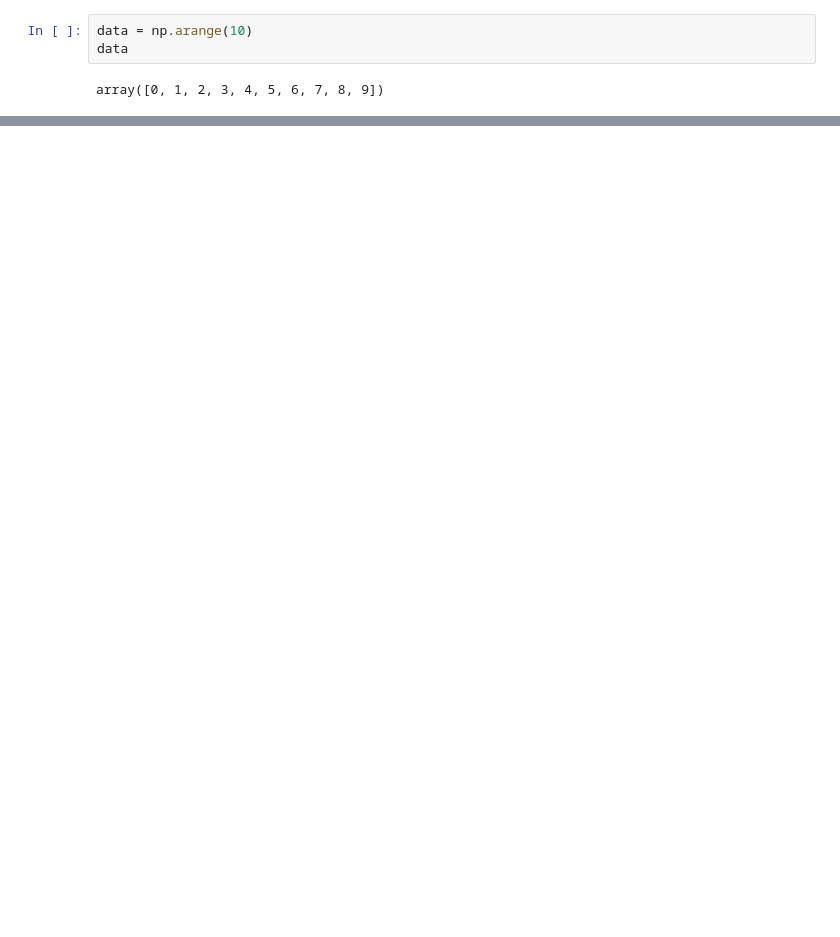
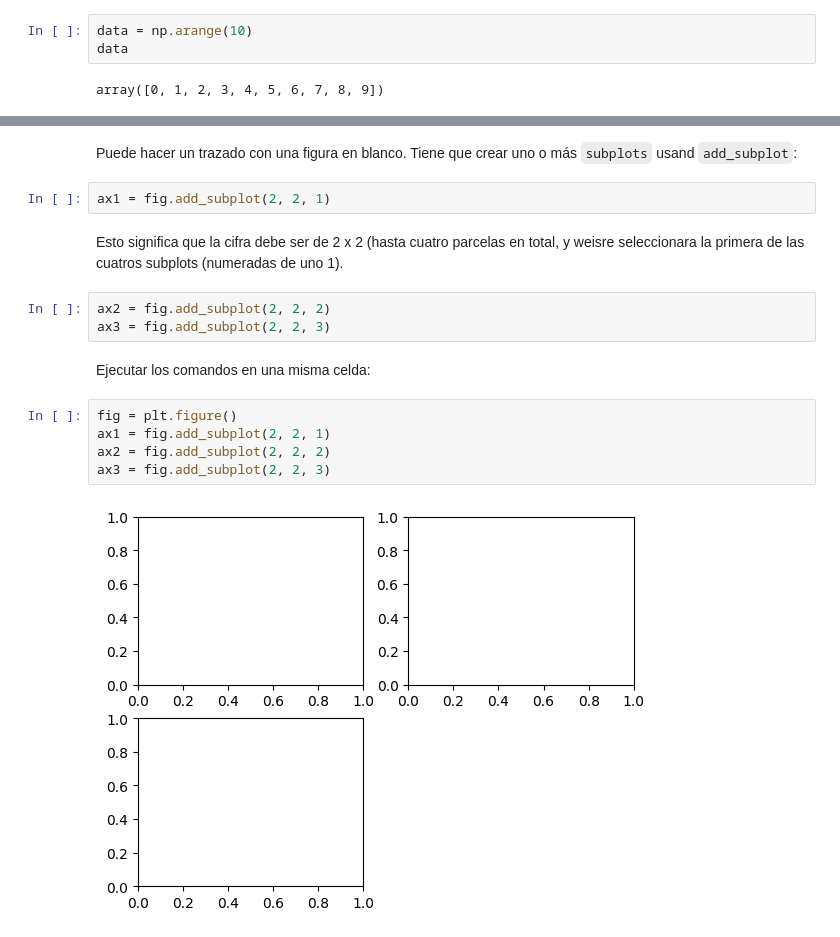
Before and after one commit to taquero-programador/Data-Analysis, a Jupyter notebook: Python for Data Analysis/chapter_09_plotting/plotting_and_visualization.ipynb, the cells around one changed output, grey strips where cells are left out. Cells and saved outputs as stored; diff of their text form; blank space fills up the shorter version.

Commit message:
docs(chapter 09): plotting and visualization

```diff
--- a/Python for Data Analysis/chapter_09_plotting/plotting_and_visualization.ipynb
+++ b/Python for Data Analysis/chapter_09_plotting/plotting_and_visualization.ipynb
@@ -16,0 +36,19 @@ plt.plot(data)
+# %% [markdown]
+Puede hacer un trazado con una figura en blanco. Tiene que crear uno o más `subplots` usand `add_subplot`:
+# %%
+ax1 = fig.add_subplot(2, 2, 1)
+# %% [markdown]
+Esto significa que la cifra debe ser de 2 x 2 (hasta cuatro parcelas en total, y weisre seleccionara la primera de las cuatros subplots (numeradas
+de uno 1).
+# %%
+ax2 = fig.add_subplot(2, 2, 2)
+ax3 = fig.add_subplot(2, 2, 3)
+# %% [markdown]
+Ejecutar los comandos en una misma celda:
+# %%
+fig = plt.figure()
+ax1 = fig.add_subplot(2, 2, 1)
+ax2 = fig.add_subplot(2, 2, 2)
+ax3 = fig.add_subplot(2, 2, 3)
+# %% [output]
+[figure, added]
```
Also changed, not shown: parts of 50 cells of this notebook, 1 other file.
